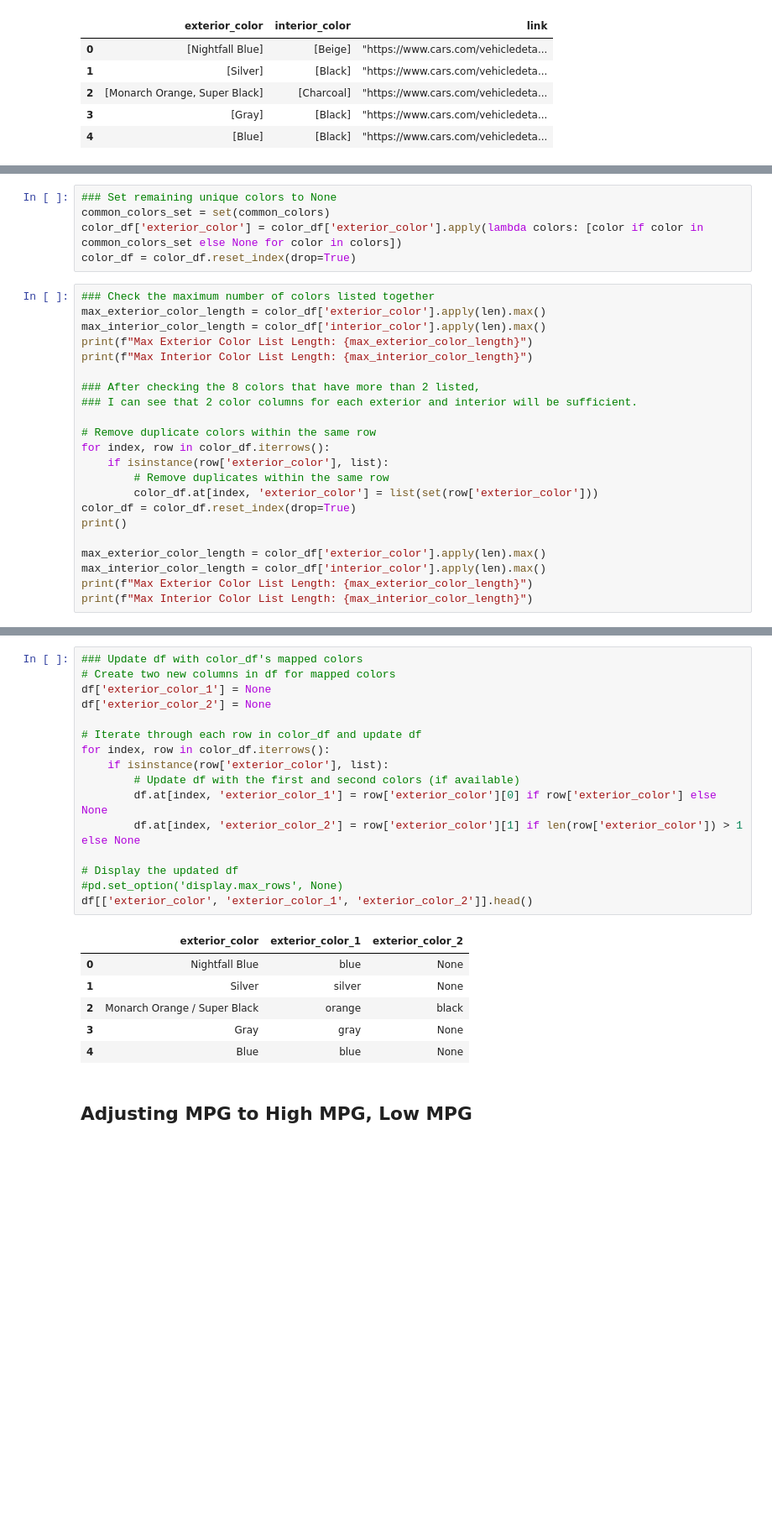
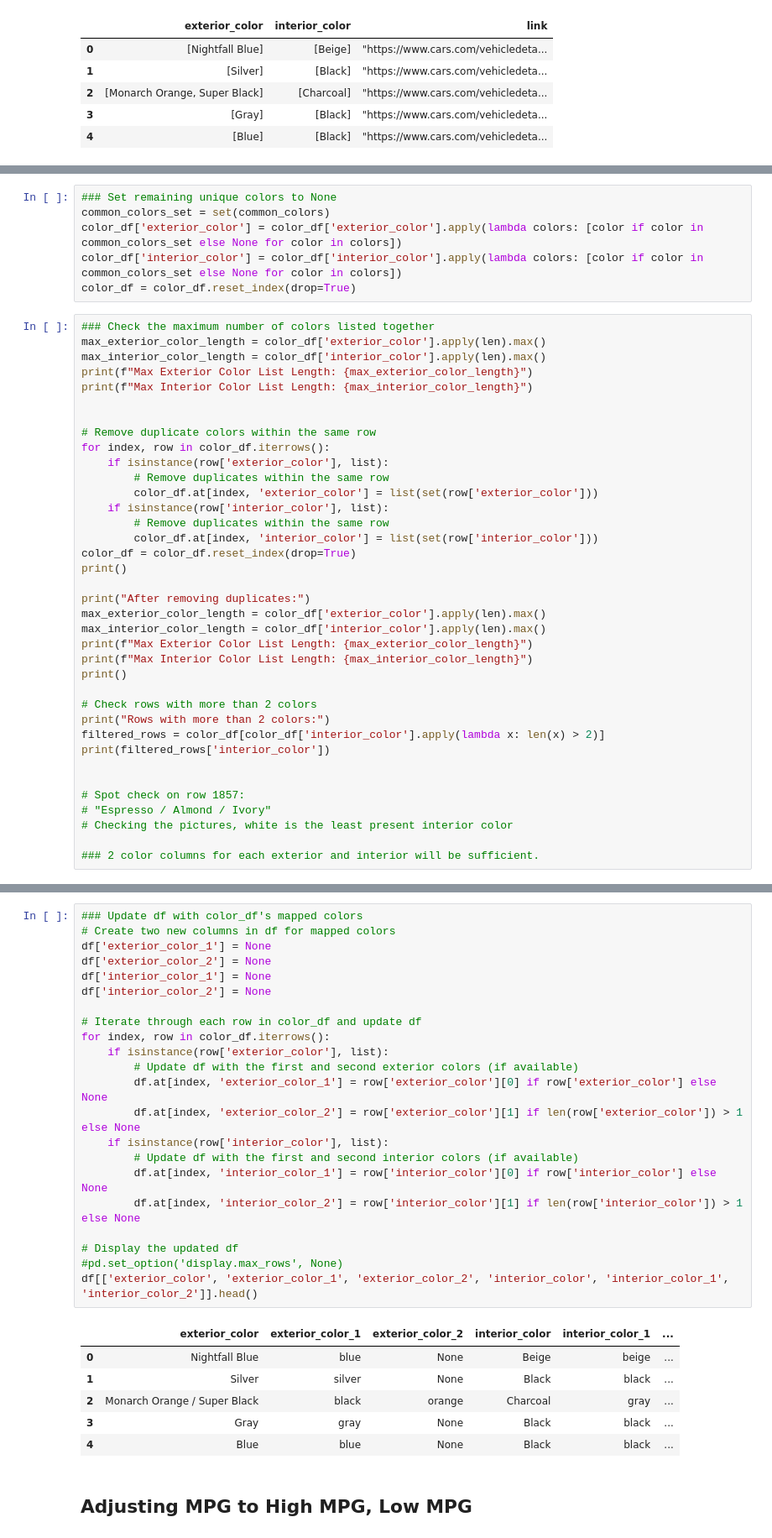
Before and after one commit to evanhollier/Cars_Project, a Jupyter notebook: data_preprocessing.ipynb, the cells around one changed output, grey strips where cells are left out. Shown at 84% size. Cells and saved outputs as stored; diff of their text form; blank space fills up the shorter version.

Commit message:
interior color mapping

```diff
--- a/data_preprocessing.ipynb
+++ b/data_preprocessing.ipynb
@@ -375,6 +392,7 @@ Rhino Clearcoat: 1 occurrences
 ### Set remaining unique colors to None
 common_colors_set = set(common_colors)
 color_df['exterior_color'] = color_df['exterior_color'].apply(lambda colors: [color if color in common_colors_set else None for color in colors])
+color_df['interior_color'] = color_df['interior_color'].apply(lambda colors: [color if color in common_colors_set else None for color in colors])
 color_df = color_df.reset_index(drop=True)
 # %%
 ### Check the maximum number of colors listed together
@@ -383,21 +401,36 @@ max_interior_color_length = color_df['interior_color'].apply(len).max()
 print(f"Max Exterior Color List Length: {max_exterior_color_length}")
 print(f"Max Interior Color List Length: {max_interior_color_length}")
 
-### After checking the 8 colors that have more than 2 listed,
-### I can see that 2 color columns for each exterior and interior will be sufficient.
 
 # Remove duplicate colors within the same row
 for index, row in color_df.iterrows():
     if isinstance(row['exterior_color'], list):
         # Remove duplicates within the same row
         color_df.at[index, 'exterior_color'] = list(set(row['exterior_color']))
+    if isinstance(row['interior_color'], list):
+        # Remove duplicates within the same row
+        color_df.at[index, 'interior_color'] = list(set(row['interior_color']))
 color_df = color_df.reset_index(drop=True)
 print()
 
+print("After removing duplicates:")
 max_exterior_color_length = color_df['exterior_color'].apply(len).max()
 max_interior_color_length = color_df['interior_color'].apply(len).max()
 print(f"Max Exterior Color List Length: {max_exterior_color_length}")
 print(f"Max Interior Color List Length: {max_interior_color_length}")
+print()
+
+# Check rows with more than 2 colors
+print("Rows with more than 2 colors:")
+filtered_rows = color_df[color_df['interior_color'].apply(lambda x: len(x) > 2)]
+print(filtered_rows['interior_color'])
+
+
+# Spot check on row 1857:
+# "Espresso / Almond / Ivory"
+# Checking the pictures, white is the least present interior color
+
+### 2 color columns for each exterior and interior will be sufficient.
 # %% [output]
 Max Exterior Color List Length: 2
 Max Interior Color List Length: 4
@@ -407,26 +446,32 @@ Max Interior Color List Length: 4
 # %%
 ### Update df with color_df's mapped colors
 # Create two new columns in df for mapped colors
 df['exterior_color_1'] = None
 df['exterior_color_2'] = None
+df['interior_color_1'] = None
+df['interior_color_2'] = None
 
 # Iterate through each row in color_df and update df
 for index, row in color_df.iterrows():
     if isinstance(row['exterior_color'], list):
-        # Update df with the first and second colors (if available)
+        # Update df with the first and second exterior colors (if available)
         df.at[index, 'exterior_color_1'] = row['exterior_color'][0] if row['exterior_color'] else None
         df.at[index, 'exterior_color_2'] = row['exterior_color'][1] if len(row['exterior_color']) > 1 else None
+    if isinstance(row['interior_color'], list):
+        # Update df with the first and second interior colors (if available)
+        df.at[index, 'interior_color_1'] = row['interior_color'][0] if row['interior_color'] else None
+        df.at[index, 'interior_color_2'] = row['interior_color'][1] if len(row['interior_color']) > 1 else None
 
 # Display the updated df
 #pd.set_option('display.max_rows', None)
-df[['exterior_color', 'exterior_color_1', 'exterior_color_2']].head()
+df[['exterior_color', 'exterior_color_1', 'exterior_color_2', 'interior_color', 'interior_color_1', 'interior_color_2']].head()
 # %% [output]
-|  | exterior_color | exterior_color_1 | exterior_color_2 |
-| 0 | Nightfall Blue | blue | None |
-| 1 | Silver | silver | None |
-| 2 | Monarch Orange / Super Black | orange | black |
-| 3 | Gray | gray | None |
-| 4 | Blue | blue | None |
+|  | exterior_color | exterior_color_1 | exterior_color_2 | interior_color | interior_color_1 | ... |
+| 0 | Nightfall Blue | blue | None | Beige | beige | ... |
+| 1 | Silver | silver | None | Black | black | ... |
+| 2 | Monarch Orange / Super Black | black | orange | Charcoal | gray | ... |
+| 3 | Gray | gray | None | Black | black | ... |
+| 4 | Blue | blue | None | Black | black | ... |
 # %% [markdown]
 ## Adjusting MPG to High MPG, Low MPG
 # %%
```
Also changed, not shown: parts of 7 cells of this notebook, 1 other file.
